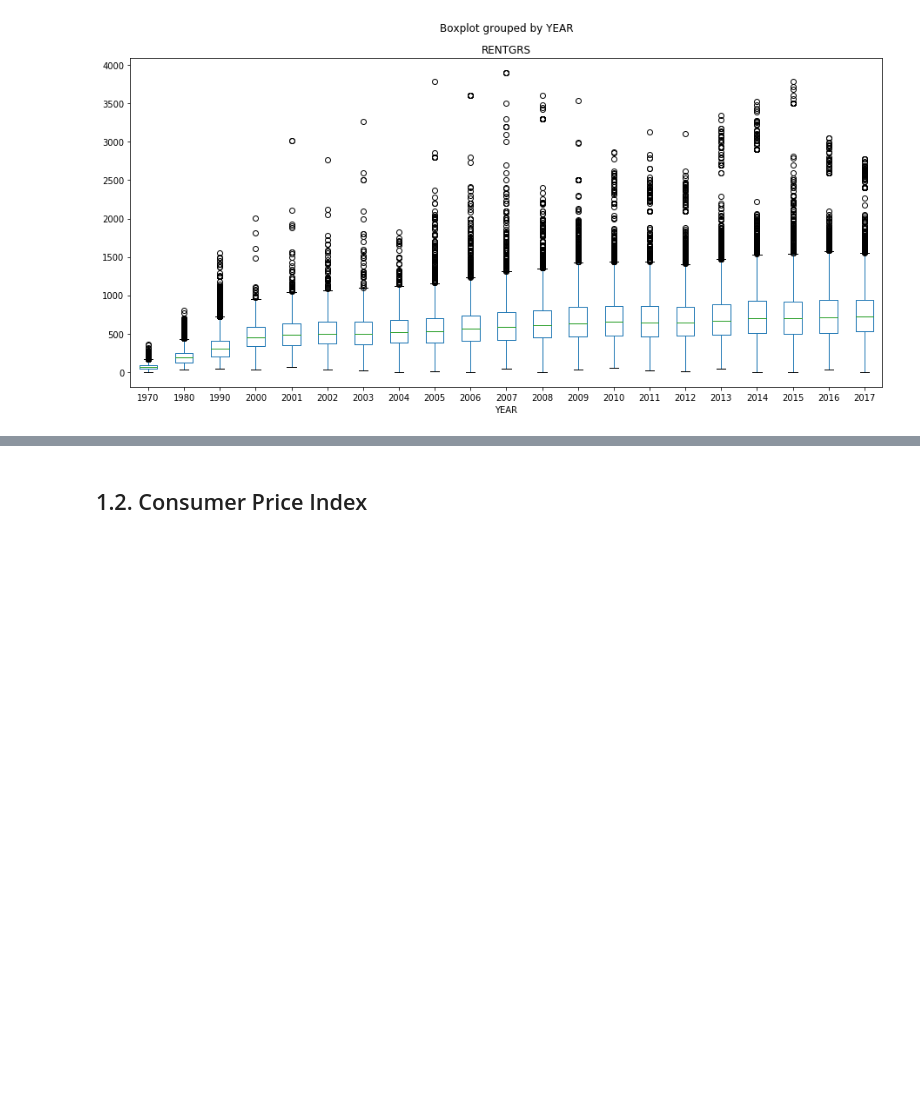
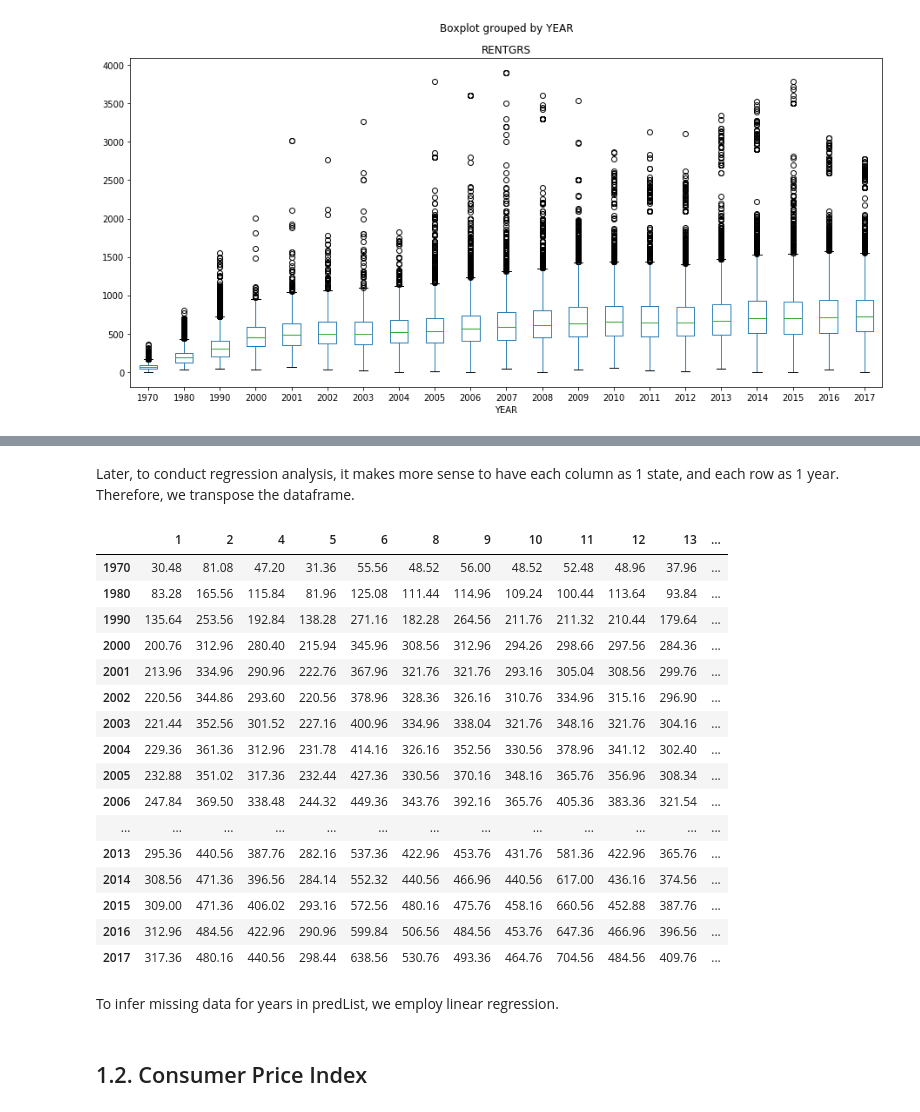
Before and after one commit to sangttruong/incomevis, a Jupyter notebook: main.ipynb, the cells around one changed output, grey strips where cells are left out. Cells and saved outputs as stored; diff of their text form; code cells hidden in the pictures; blank space fills up the shorter version.

```diff
--- a/main.ipynb
+++ b/main.ipynb
@@ -114,3 +176,28 @@ state1
+# %% [markdown]
+Later, to conduct regression analysis, it makes more sense to have each column as 1 state, and each row as 1 year. Therefore, we transpose the dataframe.
+# %%
+COLI = COLI.T
+COLI
+# %% [output]
+|  | 1 | 2 | 4 | 5 | 6 | 8 | 9 | 10 | 11 | 12 | 13 | ... |
+| 1970 | 30.48 | 81.08 | 47.20 | 31.36 | 55.56 | 48.52 | 56.00 | 48.52 | 52.48 | 48.96 | 37.96 | ... |
+| 1980 | 83.28 | 165.56 | 115.84 | 81.96 | 125.08 | 111.44 | 114.96 | 109.24 | 100.44 | 113.64 | 93.84 | ... |
+| 1990 | 135.64 | 253.56 | 192.84 | 138.28 | 271.16 | 182.28 | 264.56 | 211.76 | 211.32 | 210.44 | 179.64 | ... |
+| 2000 | 200.76 | 312.96 | 280.40 | 215.94 | 345.96 | 308.56 | 312.96 | 294.26 | 298.66 | 297.56 | 284.36 | ... |
+| 2001 | 213.96 | 334.96 | 290.96 | 222.76 | 367.96 | 321.76 | 321.76 | 293.16 | 305.04 | 308.56 | 299.76 | ... |
+| 2002 | 220.56 | 344.86 | 293.60 | 220.56 | 378.96 | 328.36 | 326.16 | 310.76 | 334.96 | 315.16 | 296.90 | ... |
+| 2003 | 221.44 | 352.56 | 301.52 | 227.16 | 400.96 | 334.96 | 338.04 | 321.76 | 348.16 | 321.76 | 304.16 | ... |
+| 2004 | 229.36 | 361.36 | 312.96 | 231.78 | 414.16 | 326.16 | 352.56 | 330.56 | 378.96 | 341.12 | 302.40 | ... |
+| 2005 | 232.88 | 351.02 | 317.36 | 232.44 | 427.36 | 330.56 | 370.16 | 348.16 | 365.76 | 356.96 | 308.34 | ... |
+| 2006 | 247.84 | 369.50 | 338.48 | 244.32 | 449.36 | 343.76 | 392.16 | 365.76 | 405.36 | 383.36 | 321.54 | ... |
+| ... | ... | ... | ... | ... | ... | ... | ... | ... | ... | ... | ... | ... |
+| 2013 | 295.36 | 440.56 | 387.76 | 282.16 | 537.36 | 422.96 | 453.76 | 431.76 | 581.36 | 422.96 | 365.76 | ... |
+| 2014 | 308.56 | 471.36 | 396.56 | 284.14 | 552.32 | 440.56 | 466.96 | 440.56 | 617.00 | 436.16 | 374.56 | ... |
+| 2015 | 309.00 | 471.36 | 406.02 | 293.16 | 572.56 | 480.16 | 475.76 | 458.16 | 660.56 | 452.88 | 387.76 | ... |
+| 2016 | 312.96 | 484.56 | 422.96 | 290.96 | 599.84 | 506.56 | 484.56 | 453.76 | 647.36 | 466.96 | 396.56 | ... |
+| 2017 | 317.36 | 480.16 | 440.56 | 298.44 | 638.56 | 530.76 | 493.36 | 464.76 | 704.56 | 484.56 | 409.76 | ... |
+# %% [markdown]
+To infer missing data for years in predList, we employ linear regression.
 # %%
 # Generate regression grid
 reg = pd.DataFrame(index = stateList, columns = [['Coefficient', 'Intercept', 'Rsquared']])
```
Also changed, not shown: parts of 16 cells of this notebook.
